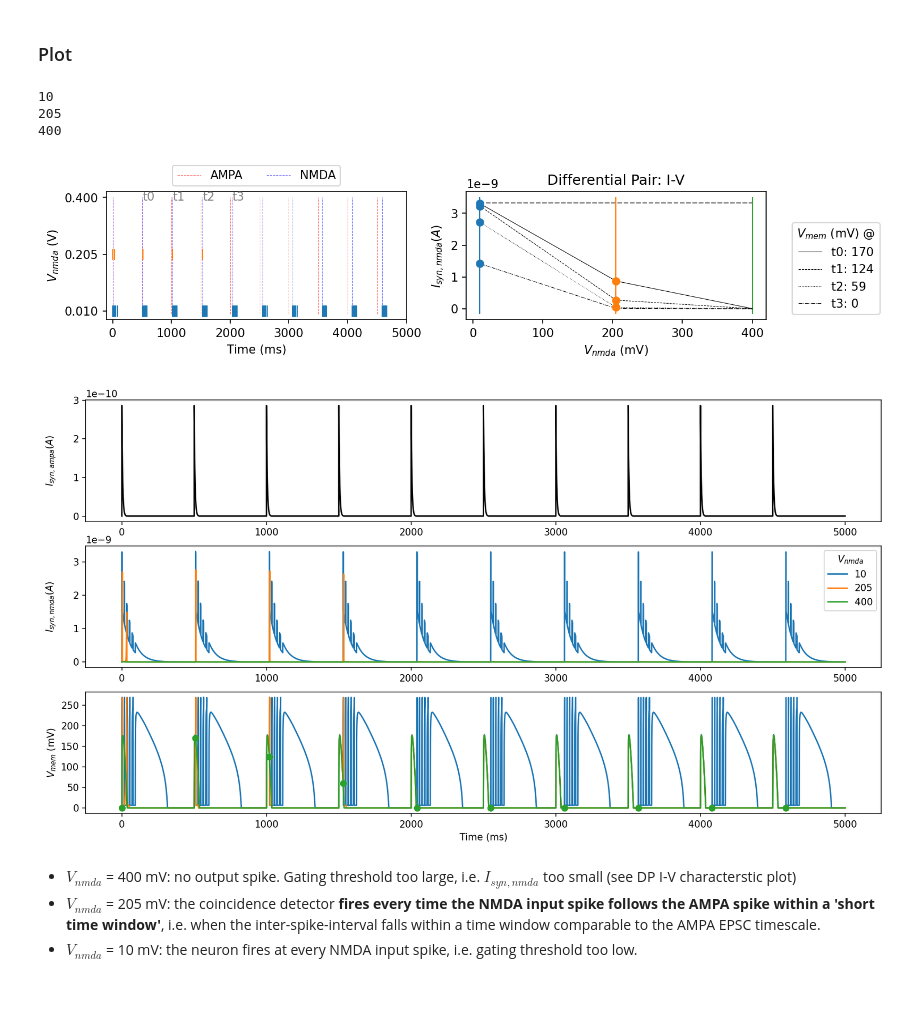
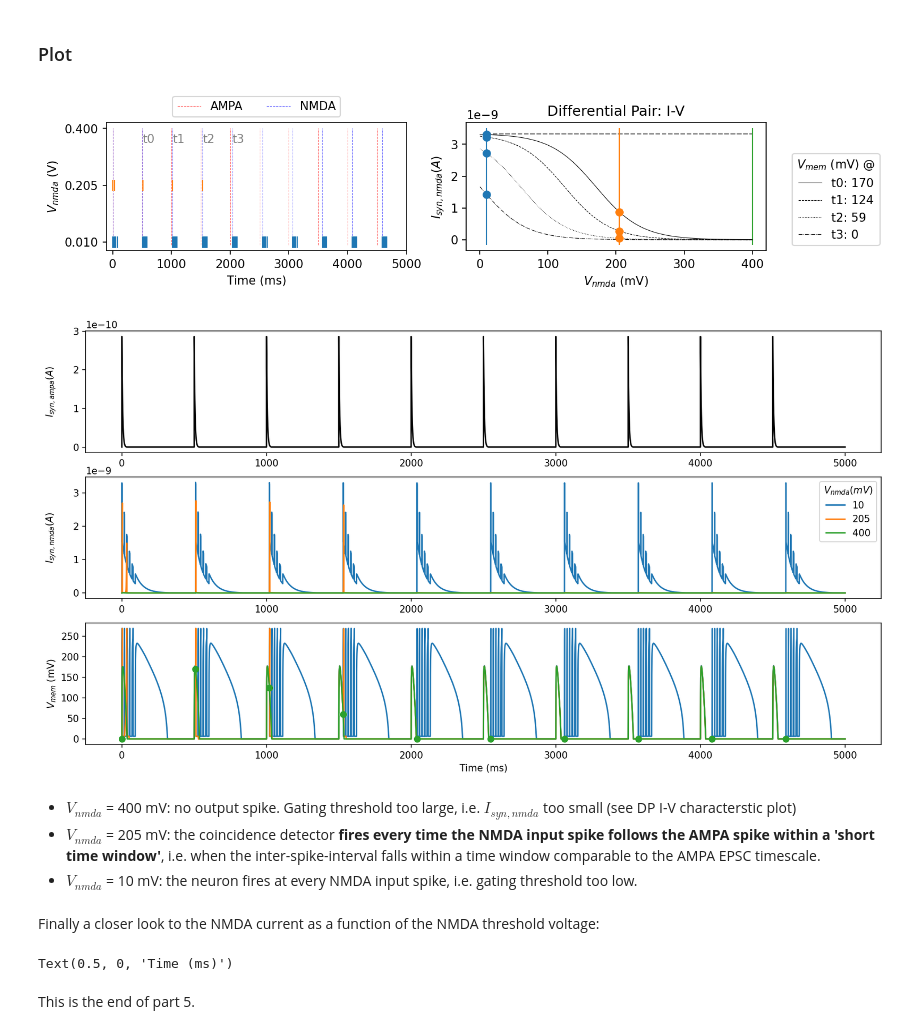
Before and after one commit to YigitDemirag/dynapse-simulator, a Jupyter notebook: part5.ipynb, the cells around one changed output. Cells and saved outputs as stored; diff of their text form; code cells hidden in the pictures; blank space fills up the shorter version.

Commit message:
Update plots

```diff
--- a/part5.ipynb
+++ b/part5.ipynb
@@ -464,7 +464,7 @@ plt.legend(loc='upper center', ncol=2, bbox_to_anchor=(.5, 1.25))
 
 input_isi = spike_timing_nmda[1:5]-spike_timing_ampa[1:5]
 for ii, isi in enumerate(input_isi):
-    plt.text(spike_timing_nmda[1+ii]/ms, ylim[-1]-.01, 't'+str(ii), c='grey')
+    plt.text(spike_timing_nmda[1+ii]/ms, ylim[-1]-.05, 't'+str(ii), c='grey')
 
 # DPI Characteristics
 I_syn = EPSC_nmda
@@ -478,10 +478,11 @@ idx_vmem_at_nmda = [np.where(t_vmem<=t_nmda)[0][-1] for t_nmda in spike_timing_n
 vmem_at_nmda = vmem[idx_vmem_at_nmda]/mV
 
 # I-Vnmda curves for a range of vmem values
+sampled_nmda_to_plot = np.sort(list(sampled_nmda)+list(np.arange(400)))
 for v, vmem in enumerate(vmem_at_nmda[1:5]):
     vmem = vmem*mV
-    i_syn_nmda = I_syn/(1 + np.exp(constants.kappa_n*(sampled_nmda*mV-vmem)/constants.Ut))
-    p = plt.plot(sampled_nmda, i_syn_nmda/nA*1e-9, linestyle=style[v],c='k', linewidth=.5, label='t'+str(v)+': '+str(int(vmem/mV)))
+    i_syn_nmda = I_syn/(1 + np.exp(constants.kappa_n*(sampled_nmda_to_plot*mV-vmem)/constants.Ut))
+    p = plt.plot(sampled_nmda_to_plot, i_syn_nmda/nA*1e-9, linestyle=style[v],c='k', linewidth=.5, label='t'+str(v)+': '+str(int(vmem/mV)))
     plt.hlines(y=I_syn/nA*1e-9, xmin=sampled_nmda[0], xmax=sampled_nmda[-1], linestyle='--', color='grey', linewidth=1)
 
 ylim = plt.ylim()
@@ -493,41 +494,58 @@ plt.xlabel('$V_{nmda}$ (mV)')
 plt.ylabel('$I_{syn,nmda} (A)$')
 plt.title('Differential Pair: I-V')
 
 # Label intersection between DP characteristic and Vnmda if an output spike was generated:
 for vv, vmem in enumerate(vmem_at_nmda[1:5]):
     for nn, vnmda in enumerate(sampled_nmda):
         if mask_out_spike[vnmda][vv+1]==1: # +1 because we are skipping the first input pair of spikes
             i_syn_nmda = I_syn/(1 + np.exp(constants.kappa_n*(vnmda-vmem)*mV/constants.Ut))
             plt.plot(vnmda, i_syn_nmda, 'o', c=colors[nn])
 
 # Plot Vmem, EPSC AMPA, and EPSC NMDA as a function of Vnmda
 f = plt.figure(figsize=(15,8),dpi=150)
 plt.subplot(3,1,1)
 plt.plot(iampa[0], iampa[1], c='k')
 plt.ylabel('$I_{syn,ampa} (A) $')
 plt.subplot(3,1,2)
 for vnmda in sampled_nmda:
     plt.plot(dict_inmda[vnmda][0], dict_inmda[vnmda][1], label=str(vnmda))
-    print(vnmda)
-plt.legend(title='$V_{nmda}$')
+plt.legend(title='$V_{nmda} (mV)$')
 plt.ylabel('$I_{syn,nmda} (A) $')
 plt.subplot(3,1,3)
 
 for vnmda in sampled_nmda:
     plt.plot(dict_vmem[vnmda][0], dict_vmem[vnmda][1]/mV)
     plt.plot(spike_timing_nmda/ms,vmem_at_nmda, 'o', c=colors[len(sampled_nmda)-1])
 
 plt.ylabel('$V_{mem}$ (mV)')
 plt.xlabel('Time (ms)')
 
 f.align_ylabels()
 # %% [output]
-10
-205
-400
-[figure, old version]
+[figure, new version]
-[figure, old version]
+[figure, new version]
 # %% [markdown]
 * $V_{nmda}$ = 400 mV: no output spike. Gating threshold too large, i.e. $I_{syn,nmda}$ too small (see DP I-V characterstic plot)
 * $V_{nmda}$ = 205 mV: the coincidence detector **fires every time the NMDA input spike follows the AMPA spike within a 'short time window'**, i.e. when the inter-spike-interval falls within a time window comparable to the AMPA EPSC timescale.
 * $V_{nmda}$ = 10 mV: the neuron fires at every NMDA input spike, i.e. gating threshold too low.
+# %% [markdown]
+Finally a closer look to the NMDA current as a function of the NMDA threshold voltage:
+# %%
+f = plt.figure(figsize=(15,8),dpi=150)
+plt.subplot(3,1,1)
+plt.plot(dict_inmda[sampled_nmda[0]][0], dict_inmda[sampled_nmda[0]][1], label='$V_{nmda}$= '+str(sampled_nmda[0]),c=colors[0])
+plt.legend()
+plt.ylabel('$I_{syn,nmda} (A) $')
+plt.subplot(3,1,2)
+plt.plot(dict_inmda[sampled_nmda[1]][0], dict_inmda[sampled_nmda[1]][1], label='$V_{nmda}$= '+str(sampled_nmda[1]),c=colors[1])
+plt.legend()
+plt.ylabel('$I_{syn,nmda} (A) $')
+plt.subplot(3,1,3)
+plt.plot(dict_inmda[sampled_nmda[2]][0], dict_inmda[sampled_nmda[2]][1], label='$V_{nmda}$= '+str(sampled_nmda[2]),c=colors[2])
+plt.legend()
+plt.ylabel('$I_{syn,nmda} (A) $')
+plt.xlabel('Time (ms)')
+# %% [output]
+Text(0.5, 0, 'Time (ms)')
+# %% [markdown]
+This is the end of part 5.
```
